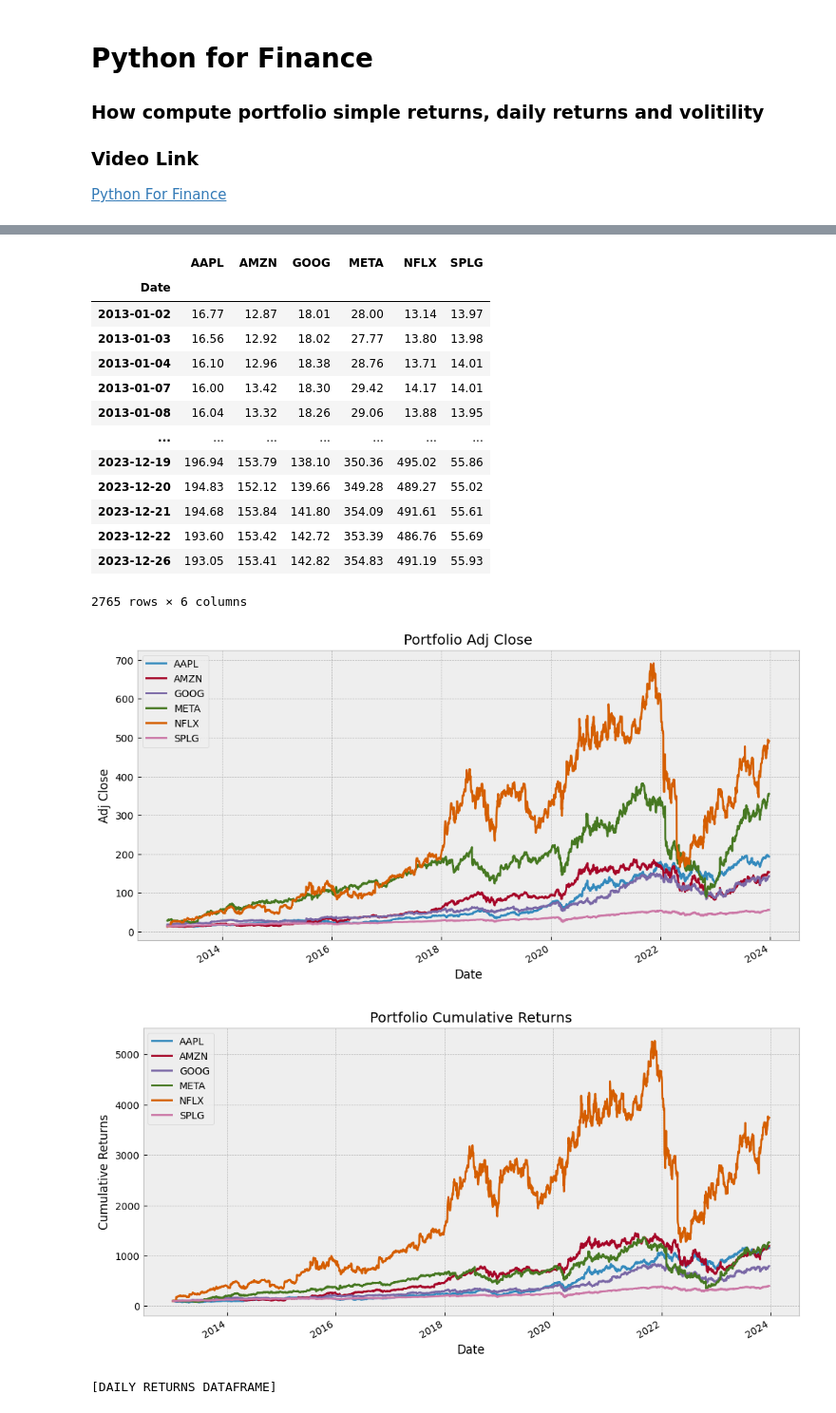
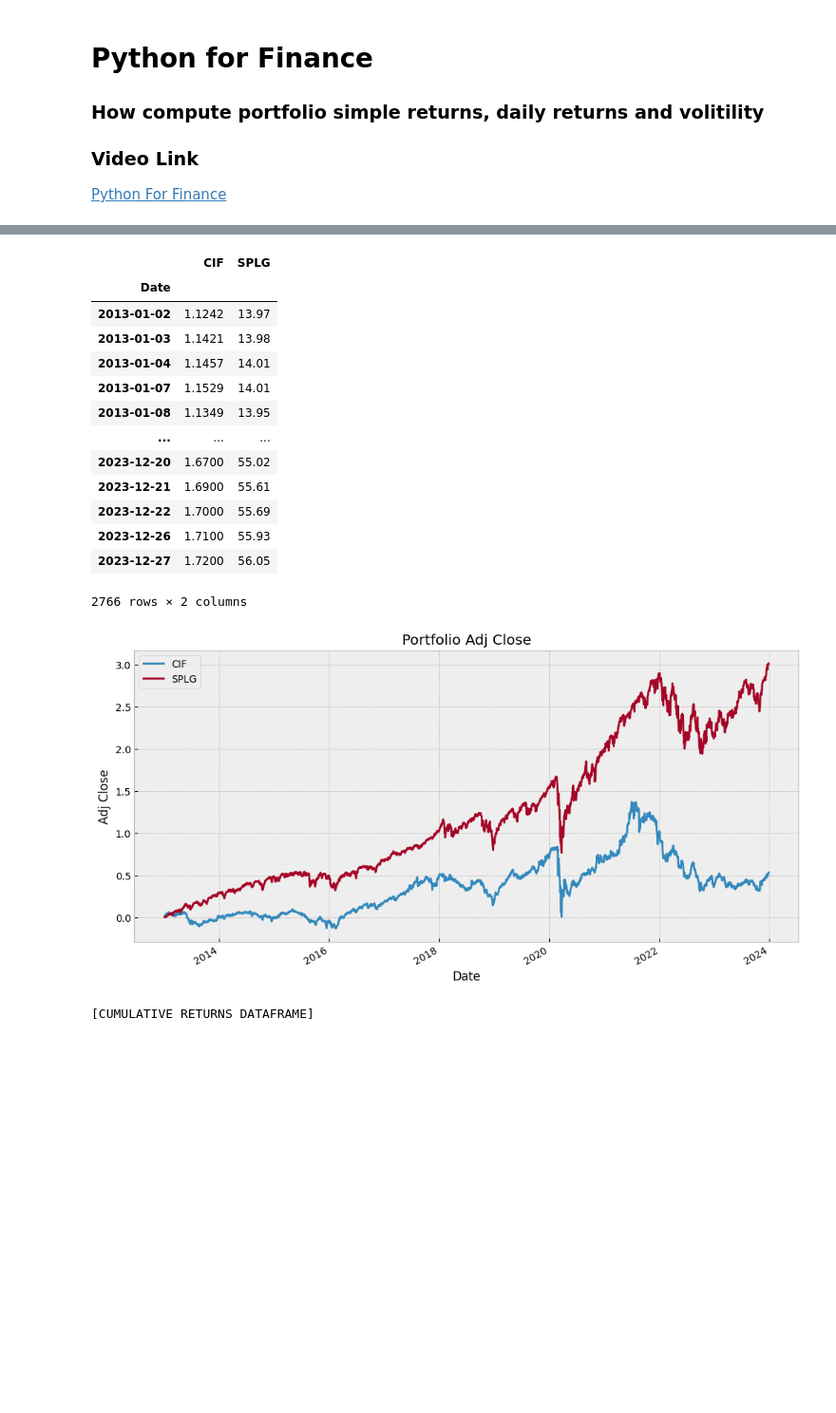
Before and after one commit to UFXtrendscalper/Dividend_Project, a Jupyter notebook: DIVIDEND DASHBOARD/STOCK_PORTFOLIO_ANALYSIS_AND_VISUALIZATION_TOOLKI.ipynb, the cells around one changed output, grey strips where cells are left out. Shown: that part at 95% size. Drawn from its saved outputs; the diff is of its cells as text; code cells hidden in the pictures; blank space fills up the shorter version.

```diff
--- a/DIVIDEND DASHBOARD/STOCK_PORTFOLIO_ANALYSIS_AND_VISUALIZATION_TOOLKI.ipynb
+++ b/DIVIDEND DASHBOARD/STOCK_PORTFOLIO_ANALYSIS_AND_VISUALIZATION_TOOLKI.ipynb
@@ -17,7 +17,10 @@ def get_stock_data(stock_symbols, start_date, end_date, col):
     stock_data = yf.download(stock_symbols, start_date, end_date, progress=False, rounding=True)[col]
     return stock_data
 
-def show_portfolio(stock_portfolio, col= 'Adj Close'):
+def show_portfolio(stock_portfolio, col= 'Adj Close', normalize= False):
+    if normalize:
+        # normalize the data
+        stock_portfolio = (stock_portfolio / stock_portfolio.iloc[0])-1
     # show portfolio
     stock_portfolio.plot(figsize=(12,6))
     plt.legend(loc='upper left')
@@ -27,7 +30,7 @@ def show_portfolio(stock_portfolio, col= 'Adj Close'):
 
 def cumulative_returns(stock_portfolio):
     # show cumulative returns
-    cum_returns = (stock_portfolio / stock_portfolio.iloc[0] * 100)
+    cum_returns = ((stock_portfolio / stock_portfolio.iloc[0])-1) * 100
     return cum_returns
 
 def compute_daily_returns(stock_portfolio, times_by_100= True):
@@ -46,58 +49,79 @@ def compute_daily_returns(stock_portfolio, times_by_100= True):
 def run_app():
     benchmark = 'SPLG'
     # create a protfolio - use FAANG stocks
-    stock_symbols = [benchmark, 'META', 'AMZN', 'AAPL', 'NFLX', 'GOOG']
+    stock_symbols = [benchmark, 'CIF']
     start_date = '2013-01-01'
     end_date = datetime.today().strftime('%Y-%m-%d')
     stock_portfolio = get_stock_data(stock_symbols, start_date, end_date, 'Adj Close')
     print('[STOCK PORTFOLIO DATAFRAME]')
     display(stock_portfolio)
-    show_portfolio(stock_portfolio)
+    show_portfolio(stock_portfolio, normalize=True)
     cum_returns = cumulative_returns(stock_portfolio)
+    print('[CUMULATIVE RETURNS DATAFRAME]')
+    display(cum_returns)
     show_portfolio(cum_returns, 'Cumulative Returns')
     daily_returns = compute_daily_returns(stock_portfolio)
     print('[DAILY RETURNS DATAFRAME]')
     display(daily_returns)
     show_portfolio(daily_returns, 'Daily Returns')
     # show the correlation between stocks
     print('[Daily Returns Correlation]')
     display(daily_returns.corr(method='pearson').style.background_gradient(cmap='coolwarm').format(precision=2))
+    print(
+    'Correlation Explained:\n'
+    '\t- Value Range: Correlation values range from -1 to +1.\n'
+    '\t- Positive Value (0 to +1): Indicates a positive relationship between the returns of two stocks.\n\t  As one stock\'s return increases, the other\'s tends to increase as well.\n\t  A value closer to +1 signifies a stronger positive correlation.\n'
+    '\t- Negative Value (-1 to 0): Suggests a negative relationship.\n\t  As one stock\'s return increases, the other\'s tends to decrease.\n\t  A value closer to -1 indicates a stronger negative correlation.\n'
+    '\t- Value Near Zero: Implies little to no linear relationship between the returns of the two stocks.\n'
+    '\t- Value of +1 or -1: Indicates a perfect positive or negative linear relationship, respectively.\n'
+    '\t- Interpretation: High positive correlation might suggest similar factors affect the stocks similarly,\n\t  while high negative correlation could indicate opposite reactions to the same factors.\n'
+    '\t- Importance: Understanding correlation helps in diversifying a portfolio.\n\t  Stocks with low or negative correlation can reduce overall portfolio risk.\n'
+    '\t- Caution: Correlation does not imply causation.\n\t  Two stocks may move together or inversely without one directly causing the other\'s movement.'
+    )
     # show the covariance between stocks
-    print('[Daily Returns Covariance]')
+    print('\n[Daily Returns Covariance]')
     display(daily_returns.cov().style.background_gradient(cmap='coolwarm').format(precision=2))
-    # https://www.investopedia.com/terms/c/covariance.asp
+    print(
+    'Covariance Explained:\n'
+    '\t- Positive Value: Indicates that the returns of two stocks tend to move in the same direction.\n'
+    '\t- Negative Value: Suggests that the returns of the two stocks tend to move in opposite directions.\n'
+    '\t- Value Near Zero: Implies a very weak or no linear relationship between the returns of the two stocks.\n'
+    '\t- Higher Absolute Value: Signifies a stronger relationship between the stock movements.\n\t  The higher the number (positive or negative), the stronger the relationship.\n'
+    '\t- Interpretation: Positive covariance can suggest that stocks could be used together for a growth-focused strategy,\n\t  while negative covariance could be used for hedging.\n'
+    '\t- Limitation: Covariance alone does not indicate the magnitude of movements;\n\t  it should be considered alongside other metrics like correlation coefficients and volatility.'
+)
+# https://www.investopedia.com/terms/c/covariance.asp
     # https://www.investopedia.com/terms/c/correlation.asp
     # https://www.investopedia.com/terms/c/correlationcoefficient.asp
-    print("[The Portfolio's Volitility]")
+    print("\n[The Portfolio's Volitility]")
     display(daily_returns.std().sort_values(ascending=False).to_frame('Volatility(STD)').style.background_gradient(cmap='coolwarm').format(precision=2))
     print('The higher the volatility, the riskier the security.\nThe lower the volatility, the safer the security')
     # https://www.investopedia.com/terms/v/volatility.asp
     # use 1$ as the initial investment
     initial_investment = 1
     dailyCumulativeSimpleReturns = (compute_daily_returns(stock_portfolio, times_by_100=False) + initial_investment).cumprod()
     show_portfolio(dailyCumulativeSimpleReturns, 'Daily Cumulative Returns - $1 Initial Investment')
     print('[STARTING WITH 1$ INVESTMENT]')
     print(dailyCumulativeSimpleReturns.iloc[[2]], '\n')
     print(dailyCumulativeSimpleReturns.iloc[[-1]])
 
 if __name__ == "__main__":
     run_app()
 # %% [output]
 [STOCK PORTFOLIO DATAFRAME]
-|  | AAPL | AMZN | GOOG | META | NFLX | SPLG |
-| Date |  |  |  |  |  |  |
-| 2013-01-02 | 16.77 | 12.87 | 18.01 | 28.00 | 13.14 | 13.97 |
-| 2013-01-03 | 16.56 | 12.92 | 18.02 | 27.77 | 13.80 | 13.98 |
-| 2013-01-04 | 16.10 | 12.96 | 18.38 | 28.76 | 13.71 | 14.01 |
-| 2013-01-07 | 16.00 | 13.42 | 18.30 | 29.42 | 14.17 | 14.01 |
-| 2013-01-08 | 16.04 | 13.32 | 18.26 | 29.06 | 13.88 | 13.95 |
-| ... | ... | ... | ... | ... | ... | ... |
-| 2023-12-19 | 196.94 | 153.79 | 138.10 | 350.36 | 495.02 | 55.86 |
-| 2023-12-20 | 194.83 | 152.12 | 139.66 | 349.28 | 489.27 | 55.02 |
-| 2023-12-21 | 194.68 | 153.84 | 141.80 | 354.09 | 491.61 | 55.61 |
-| 2023-12-22 | 193.60 | 153.42 | 142.72 | 353.39 | 486.76 | 55.69 |
-| 2023-12-26 | 193.05 | 153.41 | 142.82 | 354.83 | 491.19 | 55.93 |
+|  | CIF | SPLG |
+| Date |  |  |
+| 2013-01-02 | 1.1242 | 13.97 |
+| 2013-01-03 | 1.1421 | 13.98 |
+| 2013-01-04 | 1.1457 | 14.01 |
+| 2013-01-07 | 1.1529 | 14.01 |
+| 2013-01-08 | 1.1349 | 13.95 |
+| ... | ... | ... |
+| 2023-12-20 | 1.6700 | 55.02 |
+| 2023-12-21 | 1.6900 | 55.61 |
+| 2023-12-22 | 1.7000 | 55.69 |
+| 2023-12-26 | 1.7100 | 55.93 |
+| 2023-12-27 | 1.7200 | 56.05 |
-2765 rows × 6 columns
+2766 rows × 2 columns
-[figure, old version]
+[figure, new version]
-[figure, old version]
-[DAILY RETURNS DATAFRAME]
+[CUMULATIVE RETURNS DATAFRAME]
```
Also changed, not shown: parts of 1 cell of this notebook, 1 other file.
